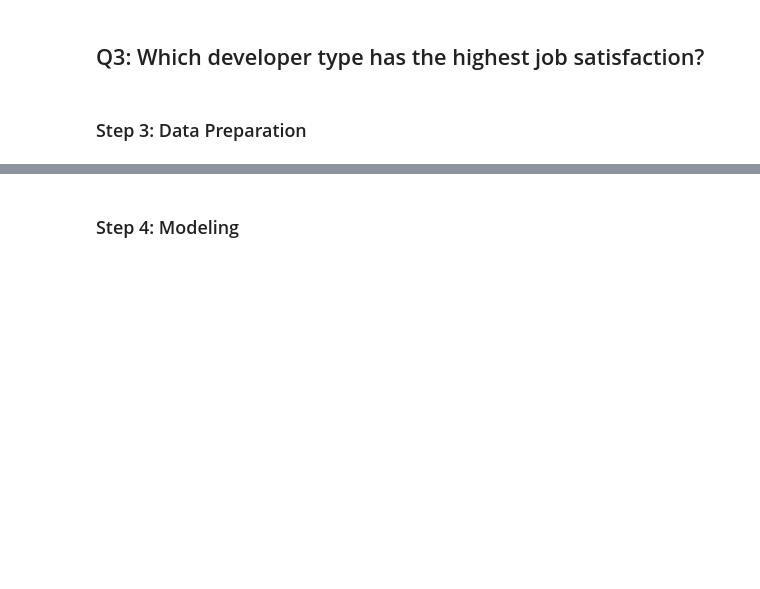
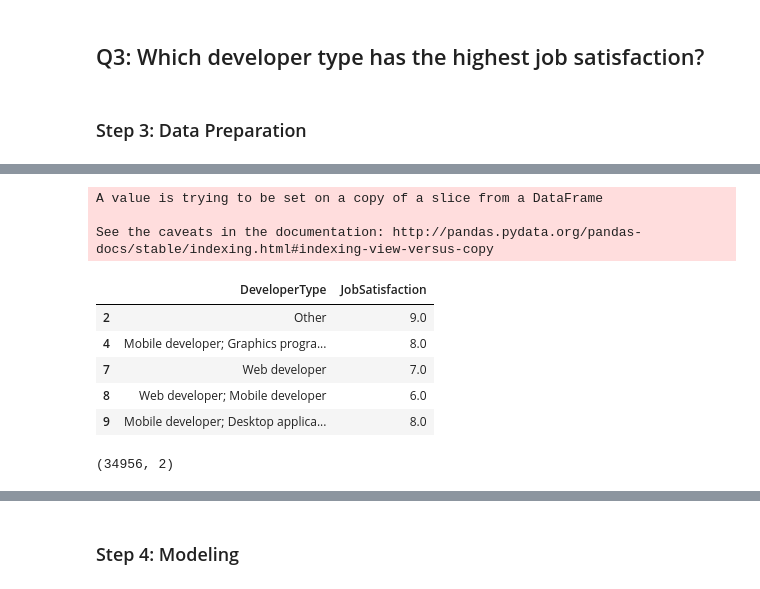
Before and after one commit to maryamghamdi/Write-A-Data-Science-Blog-Post, a Jupyter notebook: Project 4 Write A Data Science Blog Post.ipynb, the cells around one changed output, grey strips where cells are left out. Cells and saved outputs as stored; diff of their text form; code cells hidden in the pictures; blank space fills up the shorter version.

```diff
--- a/Project 4 Write A Data Science Blog Post.ipynb
+++ b/Project 4 Write A Data Science Blog Post.ipynb
@@ -295,0 +262,19 @@ df_3_forplot[:35].plot(kind="bar", figsize=(12,12))
+# %%
+# drop row with missing values
+df_3.dropna(subset=['DeveloperType','JobSatisfaction'], inplace=True)
+df_3.head()
+# %% [output]
+A value is trying to be set on a copy of a slice from a DataFrame
+
+See the caveats in the documentation: http://pandas.pydata.org/pandas-docs/stable/indexing.html#indexing-view-versus-copy
+|  | DeveloperType | JobSatisfaction |
+| 2 | Other | 9.0 |
+| 4 | Mobile developer; Graphics progra... | 8.0 |
+| 7 | Web developer | 7.0 |
+| 8 | Web developer; Mobile developer | 6.0 |
+| 9 | Mobile developer; Desktop applica... | 8.0 |
+# %%
+# shape after droping missing values
+df_3.shape
+# %% [output]
+(34956, 2)
```
Also changed, not shown: parts of 23 cells of this notebook.
